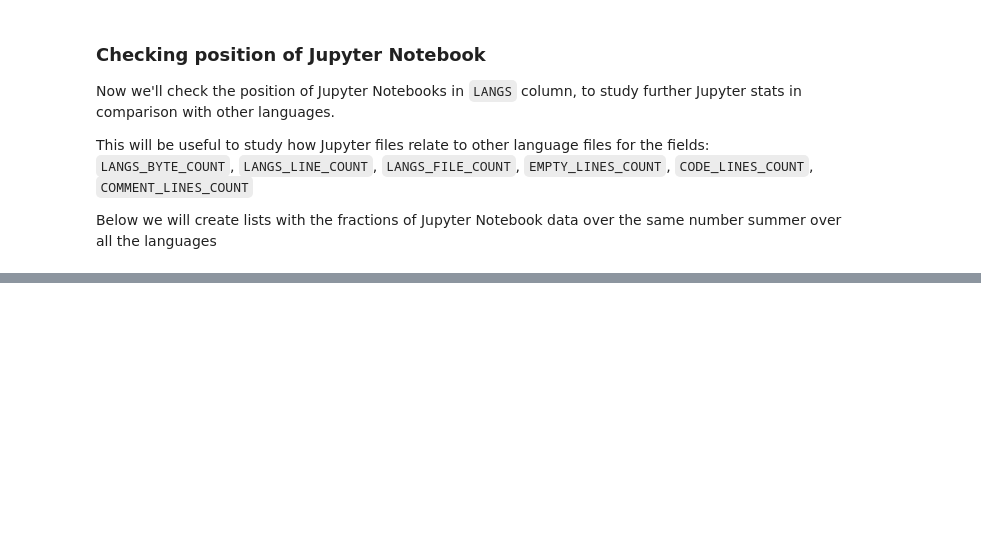
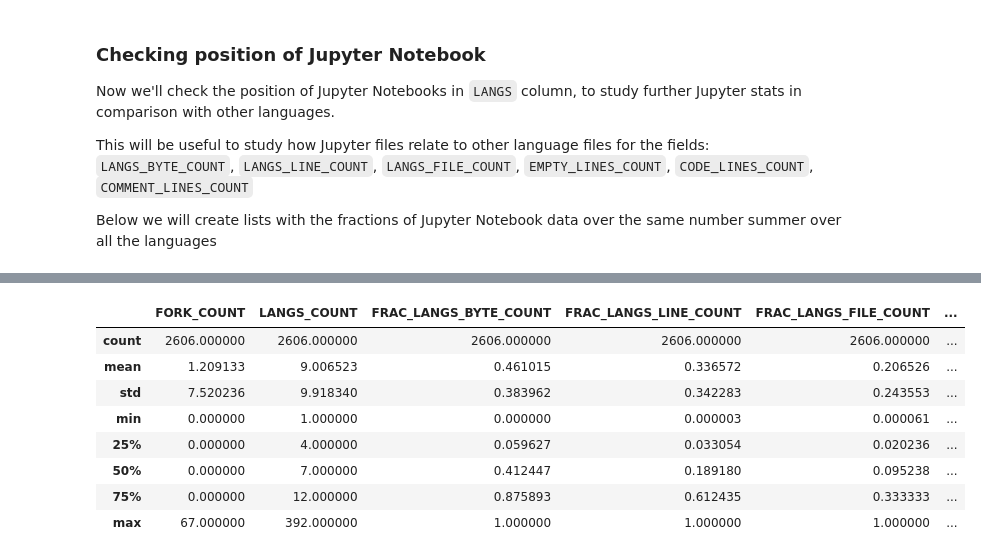
Before and after one commit to gomesfernanda/PGA_study, a Jupyter notebook: PGA_study.ipynb, the cells around one changed output, grey strips where cells are left out. Cells and saved outputs as stored; diff of their text form; code cells hidden in the pictures; blank space fills up the shorter version.

```diff
--- a/PGA_study.ipynb
+++ b/PGA_study.ipynb
@@ -191,0 +190,12 @@ sns.jointplot(x = langs_bytes, y = langs_files, kind='scatter', height=8, edgeco
+# %%
+jupyter_df.describe()
+# %% [output]
+|  | FORK_COUNT | LANGS_COUNT | FRAC_LANGS_BYTE_COUNT | FRAC_LANGS_LINE_COUNT | FRAC_LANGS_FILE_COUNT | ... |
+| count | 2606.000000 | 2606.000000 | 2606.000000 | 2606.000000 | 2606.000000 | ... |
+| mean | 1.209133 | 9.006523 | 0.461015 | 0.336572 | 0.206526 | ... |
+| std | 7.520236 | 9.918340 | 0.383962 | 0.342283 | 0.243553 | ... |
+| min | 0.000000 | 1.000000 | 0.000000 | 0.000003 | 0.000061 | ... |
+| 25% | 0.000000 | 4.000000 | 0.059627 | 0.033054 | 0.020236 | ... |
+| 50% | 0.000000 | 7.000000 | 0.412447 | 0.189180 | 0.095238 | ... |
+| 75% | 0.000000 | 12.000000 | 0.875893 | 0.612435 | 0.333333 | ... |
+| max | 67.000000 | 392.000000 | 1.000000 | 1.000000 | 1.000000 | ... |
```
Also changed, not shown: parts of 5 cells of this notebook.
